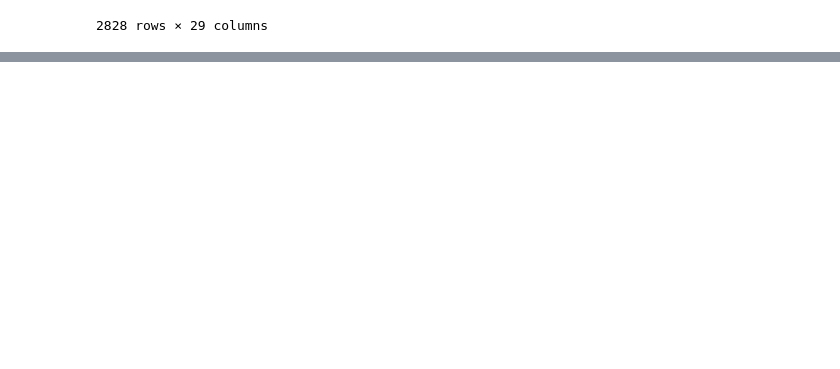
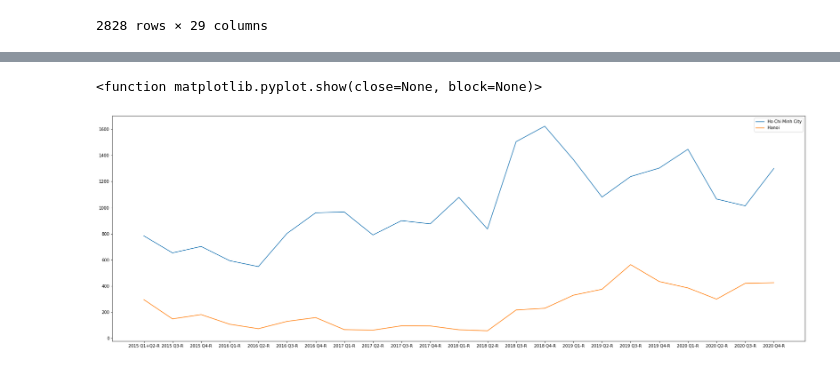
Before and after one commit to giatranhoang/mer_vnpepfar, a Jupyter notebook: mer_vnpepfar_analytic.ipynb, the cells around one changed output, grey strips where cells are left out. Drawn from its saved outputs; the diff is of its cells as text; code cells hidden in the pictures; blank space fills up the shorter version.

```diff
--- a/mer_vnpepfar_analytic.ipynb
+++ b/mer_vnpepfar_analytic.ipynb
@@ -41,0 +80,3 @@ vndf
+# %%
+htsdf = vndf.loc[vndf['Indicator'] == 'HTS_TST_POS']
+htsdf
@@ -41,0 +97,27 @@ vndf
+# %%
+dataplot = pd.DataFrame(htsdf.groupby(['PSNU'])['2015 Q1+Q2-R'].sum(), columns = ['2015 Q1+Q2-R', '2015 Q3-R'])
+# %%
+dataplot['2015 Q3-R'] = htsdf.groupby(['PSNU'])['2015 Q3-R'].sum()
+dataplot['2015 Q4-R'] = htsdf.groupby(['PSNU'])['2015 Q4-R'].sum()
+dataplot['2016 Q1-R'] = htsdf.groupby(['PSNU'])['2016 Q1-R'].sum()
+dataplot['2016 Q2-R'] = htsdf.groupby(['PSNU'])['2016 Q2-R'].sum()
+dataplot['2016 Q3-R'] = htsdf.groupby(['PSNU'])['2016 Q3-R'].sum()
+dataplot['2016 Q4-R'] = htsdf.groupby(['PSNU'])['2016 Q4-R'].sum()
+dataplot['2017 Q1-R'] = htsdf.groupby(['PSNU'])['2017 Q1-R'].sum()
+dataplot['2017 Q2-R'] = htsdf.groupby(['PSNU'])['2017 Q2-R'].sum()
+dataplot['2017 Q3-R'] = htsdf.groupby(['PSNU'])['2017 Q3-R'].sum()
+dataplot['2017 Q4-R'] = htsdf.groupby(['PSNU'])['2017 Q4-R'].sum()
+dataplot['2018 Q1-R'] = htsdf.groupby(['PSNU'])['2018 Q1-R'].sum()
+dataplot['2018 Q2-R'] = htsdf.groupby(['PSNU'])['2018 Q2-R'].sum()
+dataplot['2018 Q3-R'] = htsdf.groupby(['PSNU'])['2018 Q3-R'].sum()
+dataplot['2018 Q4-R'] = htsdf.groupby(['PSNU'])['2018 Q4-R'].sum()
+dataplot['2019 Q1-R'] = htsdf.groupby(['PSNU'])['2019 Q1-R'].sum()
+dataplot['2019 Q2-R'] = htsdf.groupby(['PSNU'])['2019 Q2-R'].sum()
+dataplot['2019 Q3-R'] = htsdf.groupby(['PSNU'])['2019 Q3-R'].sum()
+dataplot['2019 Q4-R'] = htsdf.groupby(['PSNU'])['2019 Q4-R'].sum()
+dataplot['2020 Q1-R'] = htsdf.groupby(['PSNU'])['2020 Q1-R'].sum()
+dataplot['2020 Q2-R'] = htsdf.groupby(['PSNU'])['2020 Q2-R'].sum()
+dataplot['2020 Q3-R'] = htsdf.groupby(['PSNU'])['2020 Q3-R'].sum()
+dataplot['2020 Q4-R'] = htsdf.groupby(['PSNU'])['2020 Q4-R'].sum()
+
+dataplot
@@ -41,0 +157,2 @@ vndf
+# %%
+dataplot = dataplot.T
@@ -41,0 +207,14 @@ vndf
+# %%
+plt.ion()
+plt.figure(figsize = (30, 10))
+#plt.plot(dataplot.index, dataplot['An Giang'], label = 'An Giang')
+plt.plot(dataplot.index, dataplot['Ho Chi Minh City'], label = 'Ho Chi Minh City')
+plt.plot(dataplot.index, dataplot['Ha Noi'], label = 'Hanoi')
+#plt.plot(dataplot.index, dataplot['Nghe An'], label = 'Nghe An')
+#plt.plot(dataplot.index, dataplot['Long An'], label = 'Thai Nguyen')
+#plt.plot(dataplot.index, dataplot['Thanh Hoa'], label = 'Son La')
+plt.legend()
+plt.show
+# %% [output]
+<function matplotlib.pyplot.show(close=None, block=None)>
+[figure, added]
```
Also changed, not shown: parts of 10 cells of this notebook.
